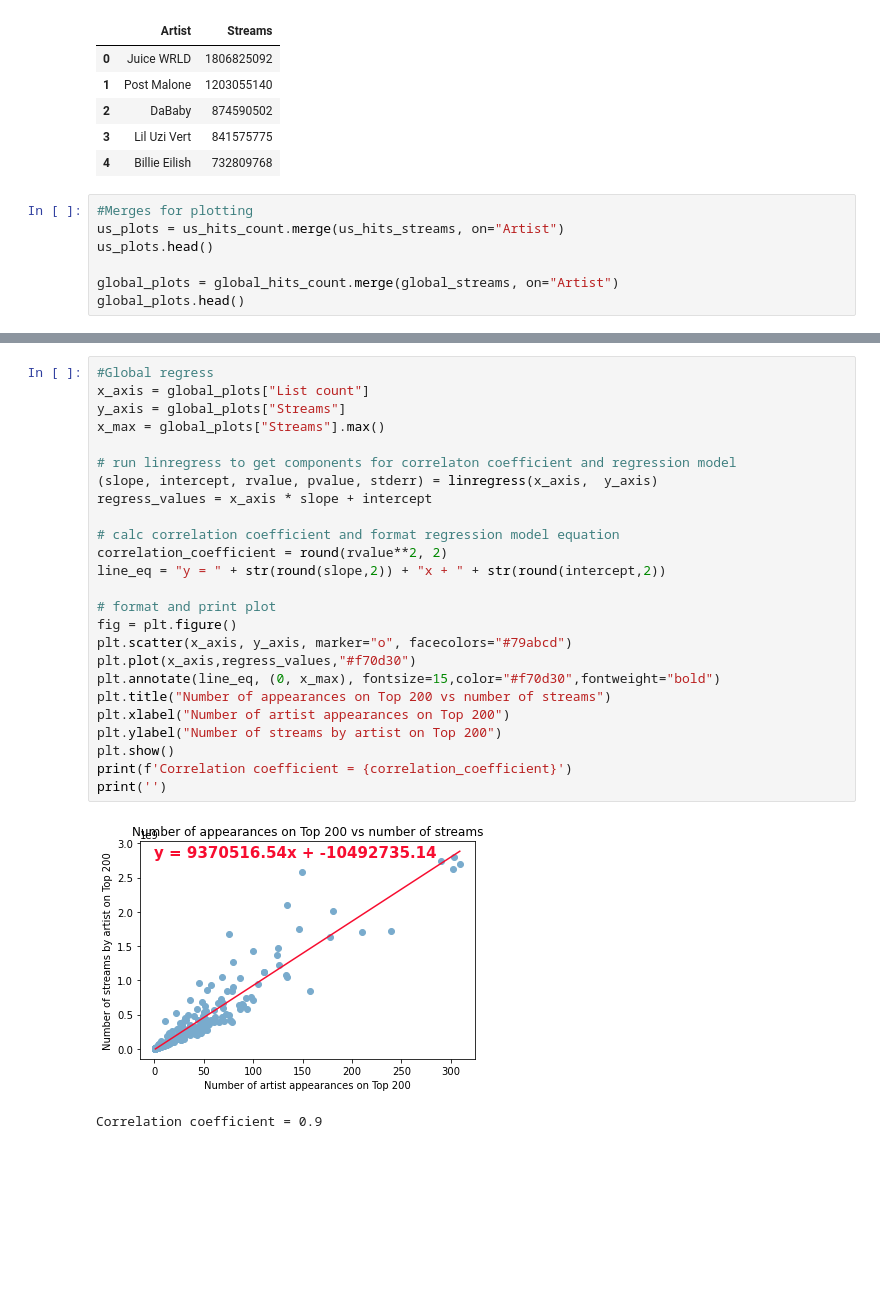
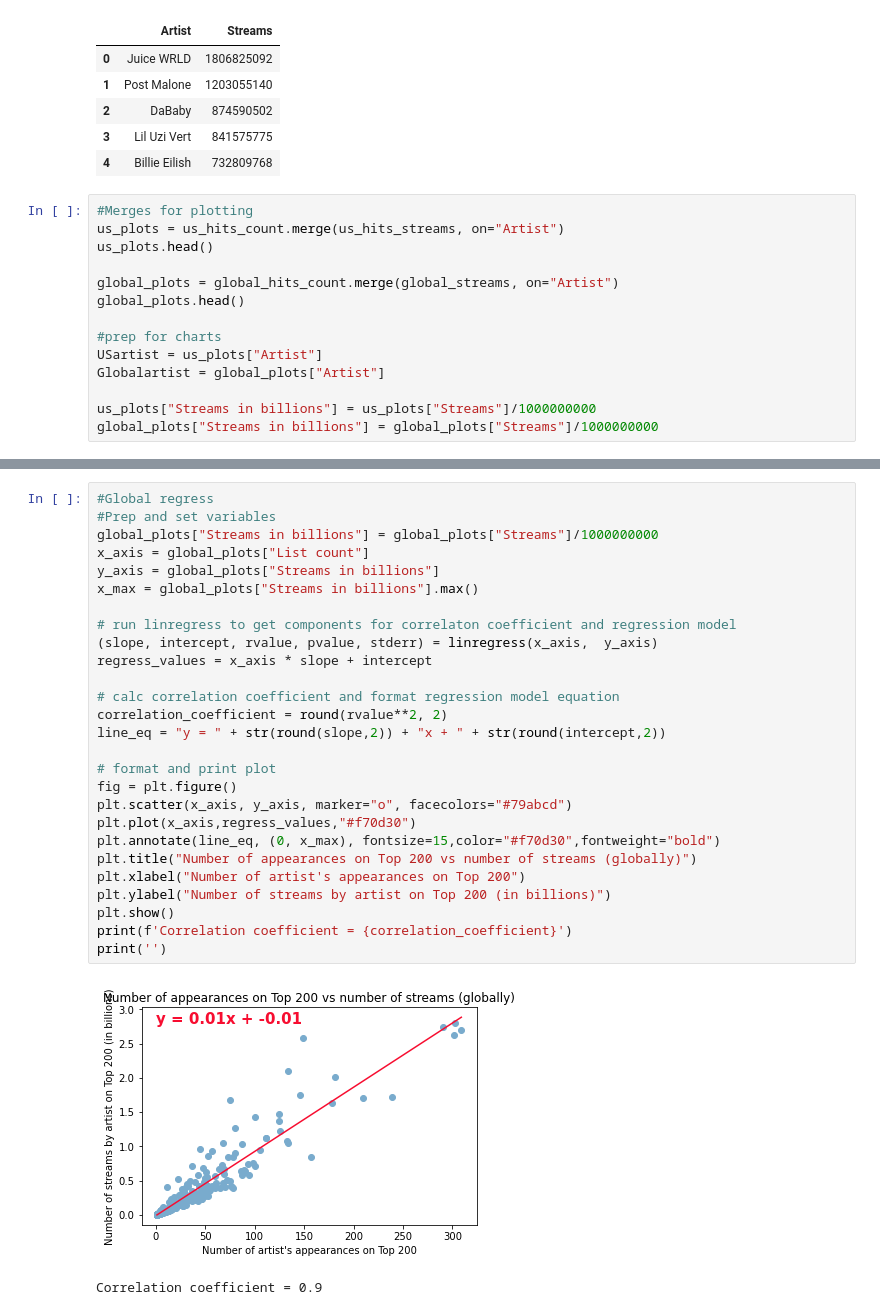
Before and after one commit to melissapeck88/Spotify-analysis, a Jupyter notebook: Most popular artists.ipynb, the cells around one changed output, grey strips where cells are left out. Cells and saved outputs as stored; diff of their text form; blank space fills up the shorter version.

Commit message:
added plots

```diff
--- a/Most popular artists.ipynb
+++ b/Most popular artists.ipynb
@@ -136,3 +136,10 @@ us_plots.head()
 
 global_plots = global_hits_count.merge(global_streams, on="Artist")
 global_plots.head()
+
+#prep for charts
+USartist = us_plots["Artist"]
+Globalartist = global_plots["Artist"]
+
+us_plots["Streams in billions"] = us_plots["Streams"]/1000000000
+global_plots["Streams in billions"] = global_plots["Streams"]/1000000000
@@ -146,28 +178,30 @@ global_plots.head()
 # %%
 #Global regress
+#Prep and set variables
+global_plots["Streams in billions"] = global_plots["Streams"]/1000000000
 x_axis = global_plots["List count"]
-y_axis = global_plots["Streams"]
-x_max = global_plots["Streams"].max()
+y_axis = global_plots["Streams in billions"]
+x_max = global_plots["Streams in billions"].max()
 
 # run linregress to get components for correlaton coefficient and regression model
 (slope, intercept, rvalue, pvalue, stderr) = linregress(x_axis,  y_axis)
 regress_values = x_axis * slope + intercept
 
 # calc correlation coefficient and format regression model equation
 correlation_coefficient = round(rvalue**2, 2)
 line_eq = "y = " + str(round(slope,2)) + "x + " + str(round(intercept,2))
 
 # format and print plot
 fig = plt.figure()
 plt.scatter(x_axis, y_axis, marker="o", facecolors="#79abcd")
 plt.plot(x_axis,regress_values,"#f70d30")
 plt.annotate(line_eq, (0, x_max), fontsize=15,color="#f70d30",fontweight="bold")
-plt.title("Number of appearances on Top 200 vs number of streams")
-plt.xlabel("Number of artist appearances on Top 200")
-plt.ylabel("Number of streams by artist on Top 200")
+plt.title("Number of appearances on Top 200 vs number of streams (globally)")
+plt.xlabel("Number of artist's appearances on Top 200")
+plt.ylabel("Number of streams by artist on Top 200 (in billions)")
 plt.show()
 print(f'Correlation coefficient = {correlation_coefficient}')
 print('')
 # %% [output]
-[figure, old version]
+[figure, new version]
 Correlation coefficient = 0.9
```
Also changed, not shown: parts of 6 cells of this notebook.
